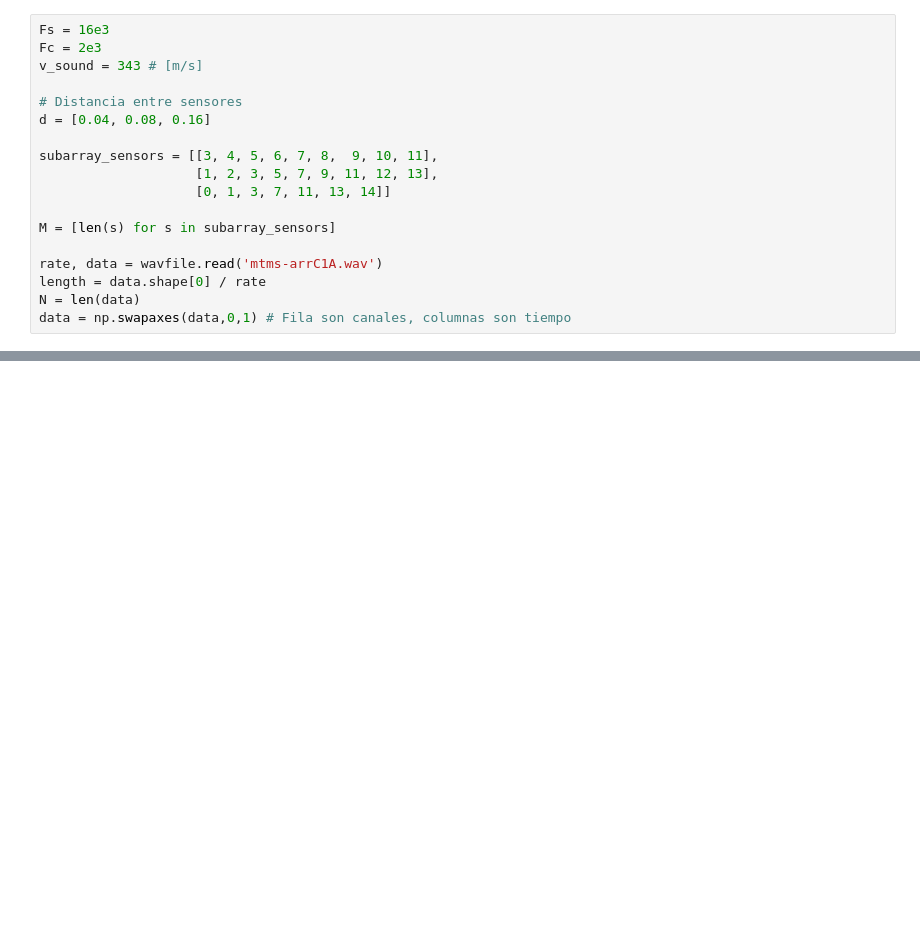
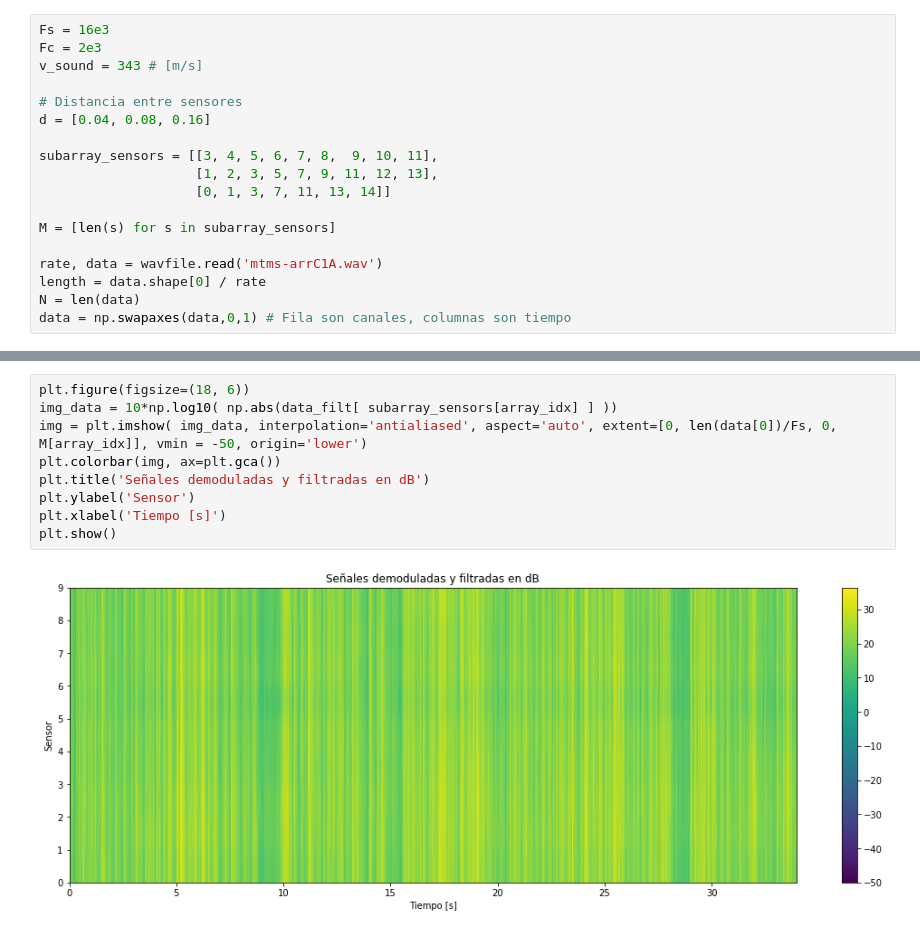
Before and after one commit to mbergerman/Procesamiento-Adaptativo, a Jupyter notebook: TPS/TP4/PASA_TP4_G2.ipynb, the cells around one changed output, grey strips where cells are left out. Saved outputs shown, nothing was run; the diff lists cells and outputs as text; blank space fills up the shorter version.

```diff
--- a/TPS/TP4/PASA_TP4_G2.ipynb
+++ b/TPS/TP4/PASA_TP4_G2.ipynb
@@ -107,0 +68,11 @@ plt.show()'''
+# %%
+plt.figure(figsize=(18, 6))
+img_data = 10*np.log10( np.abs(data_filt[ subarray_sensors[array_idx] ] ))
+img = plt.imshow( img_data, interpolation='antialiased', aspect='auto', extent=[0, len(data[0])/Fs, 0, M[array_idx]], vmin = -50, origin='lower')
+plt.colorbar(img, ax=plt.gca())
+plt.title('Señales demoduladas y filtradas en dB')
+plt.ylabel('Sensor')
+plt.xlabel('Tiempo [s]')
+plt.show()
+# %% [output]
+[figure, added]
```
Also changed, not shown: parts of 15 cells of this notebook.
